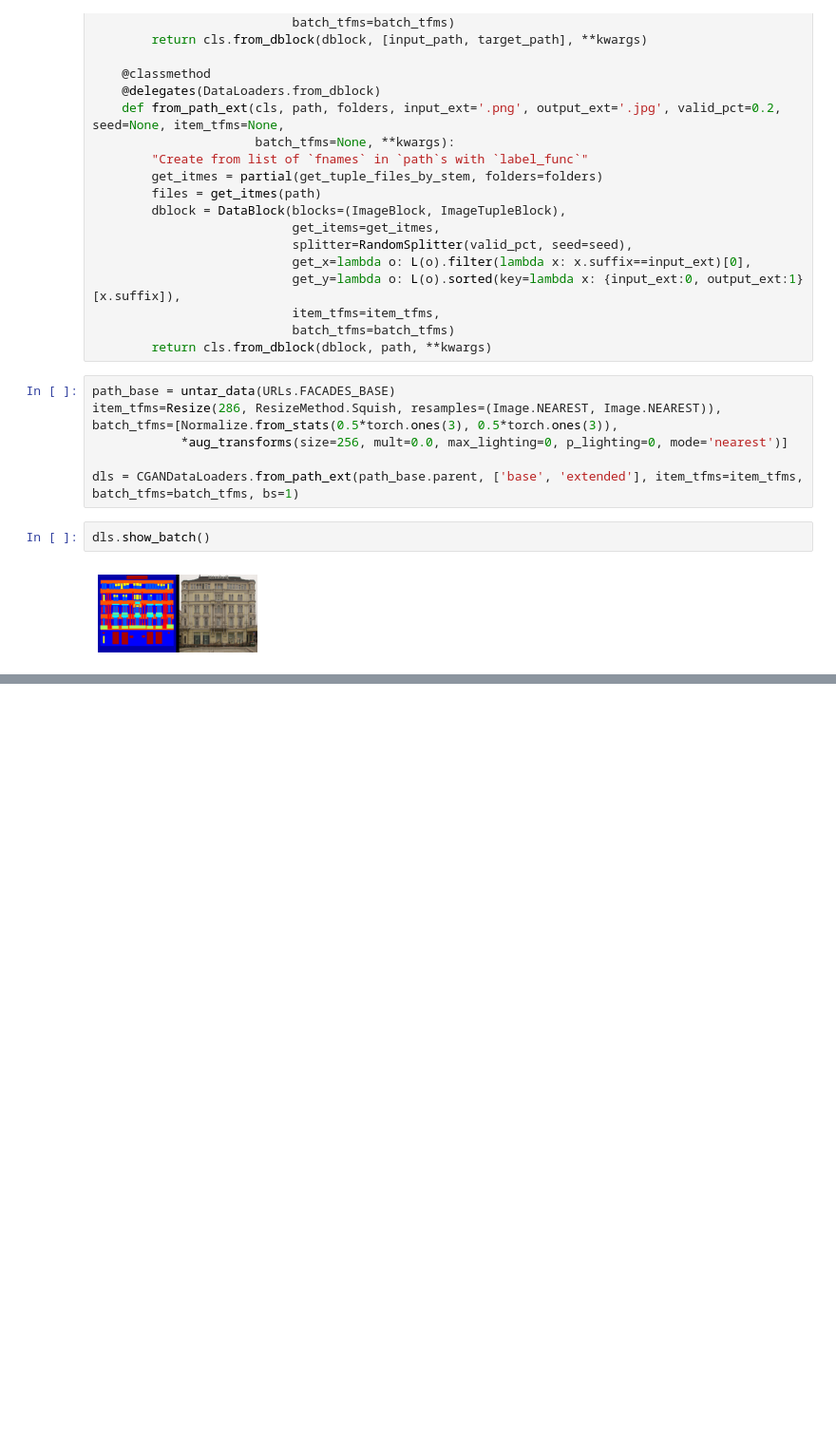
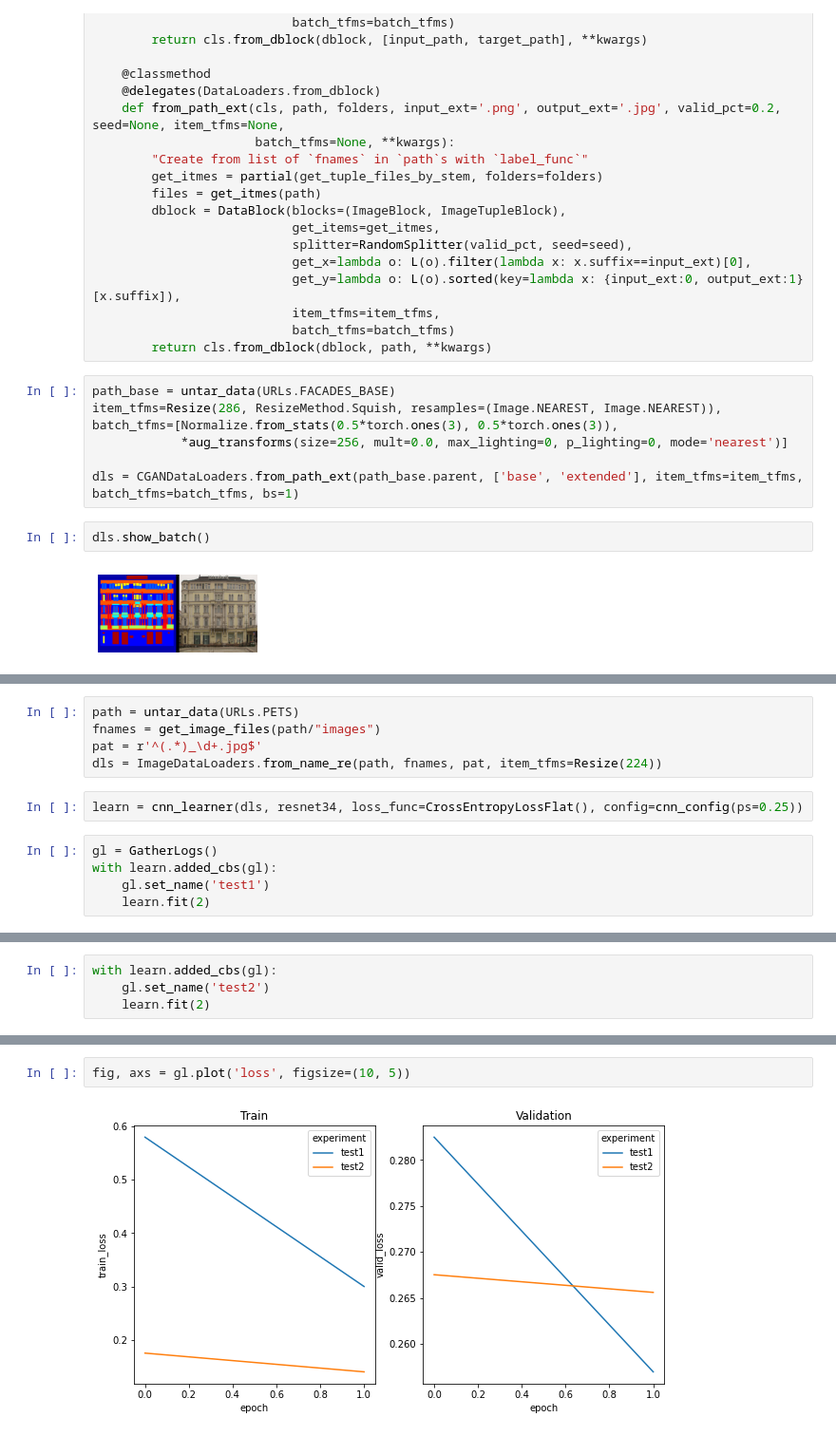
Before and after one commit to ababino/fastpapers, a Jupyter notebook: 00_core.ipynb, the cells around one changed output, grey strips where cells are left out. Shown at 95% size. Saved outputs shown, nothing was run; the diff lists cells and outputs as text; blank space fills up the shorter version.

```diff
--- a/00_core.ipynb
+++ b/00_core.ipynb
@@ -452,0 +485,12 @@ dls.show_batch()
+# %%
+path = untar_data(URLs.PETS)
+fnames = get_image_files(path/"images")
+pat = r'^(.*)_\d+.jpg$'
+dls = ImageDataLoaders.from_name_re(path, fnames, pat, item_tfms=Resize(224))
+# %%
+learn = cnn_learner(dls, resnet34, loss_func=CrossEntropyLossFlat(), config=cnn_config(ps=0.25))
+# %%
+gl = GatherLogs()
+with learn.added_cbs(gl):
+    gl.set_name('test1')
+    learn.fit(2)
@@ -452,0 +507,4 @@ dls.show_batch()
+# %%
+with learn.added_cbs(gl):
+    gl.set_name('test2')
+    learn.fit(2)
@@ -453,3 +523,7 @@ dls.show_batch()
+# %%
+fig, axs = gl.plot('loss', figsize=(10, 5))
+# %% [output]
+[figure, added]
 # %%
 #hide
 from nbdev.export import *
```
Also changed, not shown: parts of 12 cells of this notebook, 15 other files.
